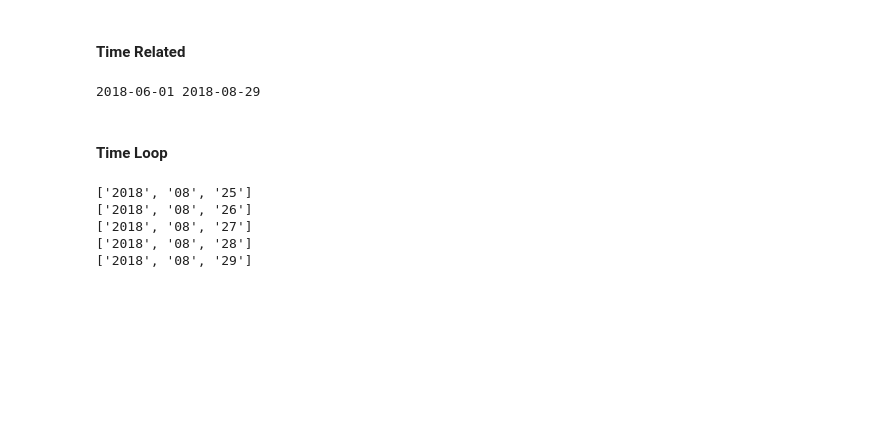
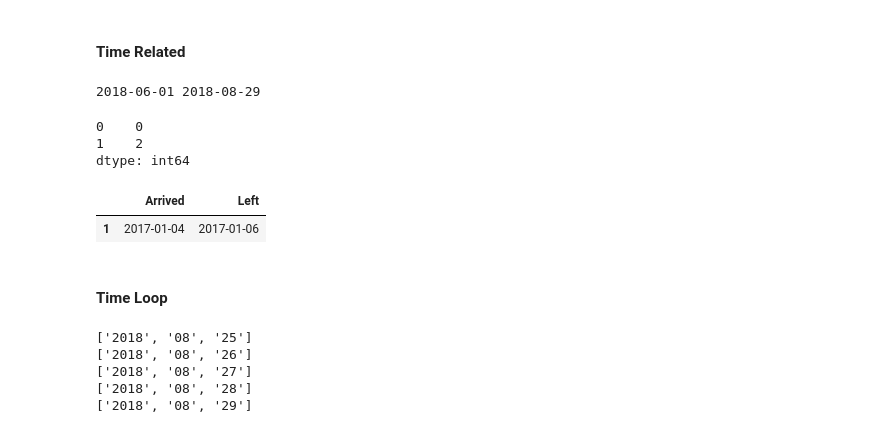
Before and after one commit to MWang93/Useful, a Jupyter notebook: Unorganized/Work Needed.ipynb, the cells around one changed output. Drawn from its saved outputs; the diff is of its cells as text; code cells hidden in the pictures; blank space fills up the shorter version.

```diff
--- a/Unorganized/Work Needed.ipynb
+++ b/Unorganized/Work Needed.ipynb
@@ -27,6 +27,36 @@ end = end.strftime(date_format)
 print(start,end)
 # %% [output]
 2018-06-01 2018-08-29
+# %%
+# Create data frame
+df = pd.DataFrame()
+
+# Create two datetime features
+df['Arrived'] = [pd.Timestamp('01-01-2017'), pd.Timestamp('01-04-2017')]
+df['Left'] = [pd.Timestamp('01-01-2017'), pd.Timestamp('01-06-2017')]
+
+# Calculate Difference (Method 1)
+# Calculate duration between features
+df['Left'] - df['Arrived']
+
+# Calculate Difference (Method 2)
+# Calculate duration between features
+pd.Series(delta.days for delta in (df['Left'] - df['Arrived']))
+# %% [output]
+0    0
+1    2
+dtype: int64
+# %%
+# Select Time Range (Method 1)
+df[df['Arrived']>'2017-01-03']
+
+
+# Select Time Range (Method 2)
+df = df.set_index(df['Left'])
+df.loc['2017-01-01':'2017-01-04']
+# %% [output]
+|  | Arrived | Left |
+| 1 | 2017-01-04 | 2017-01-06 |
 # %% [markdown]
 #### Time Loop
 # %%
```
